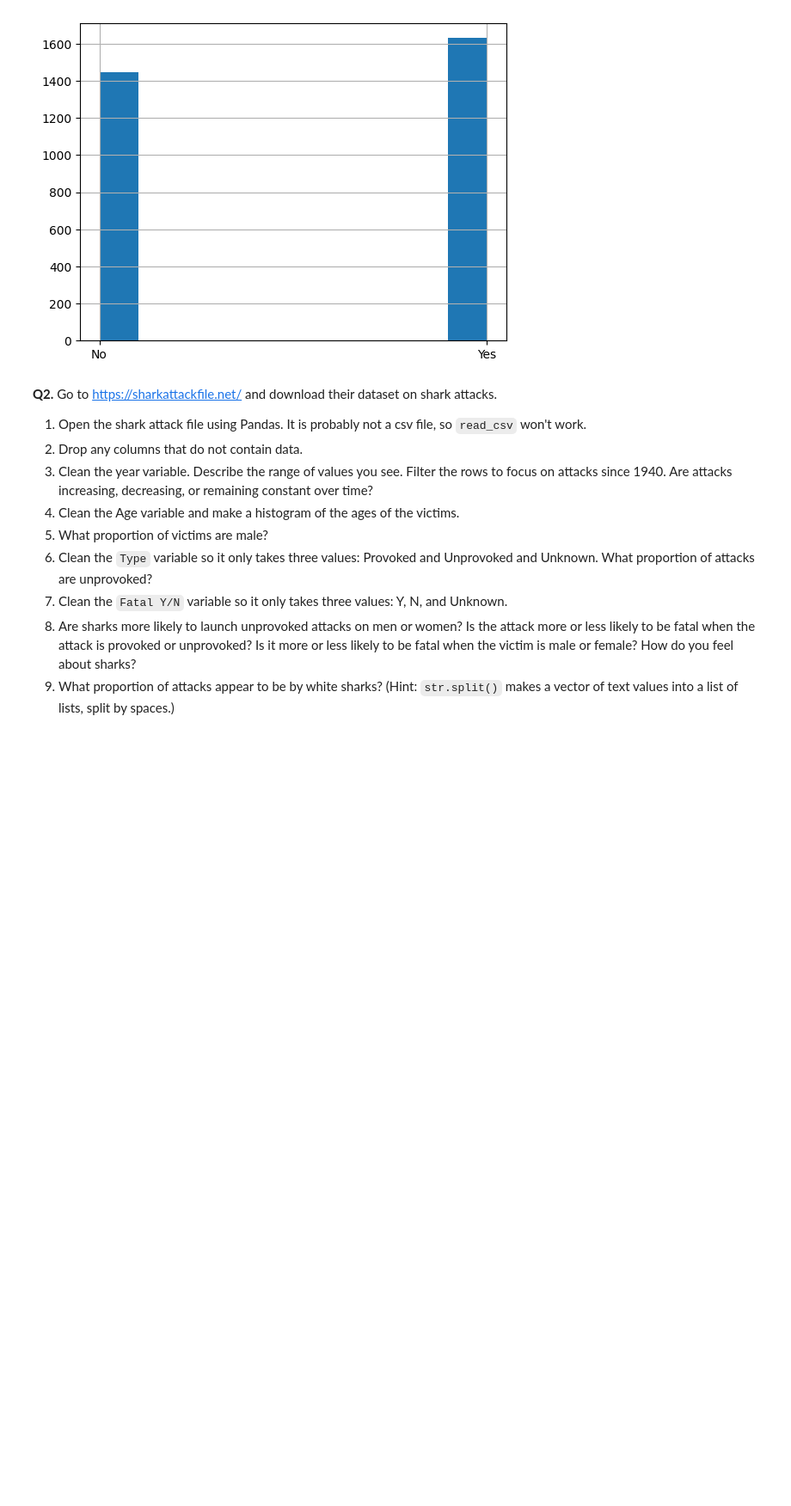
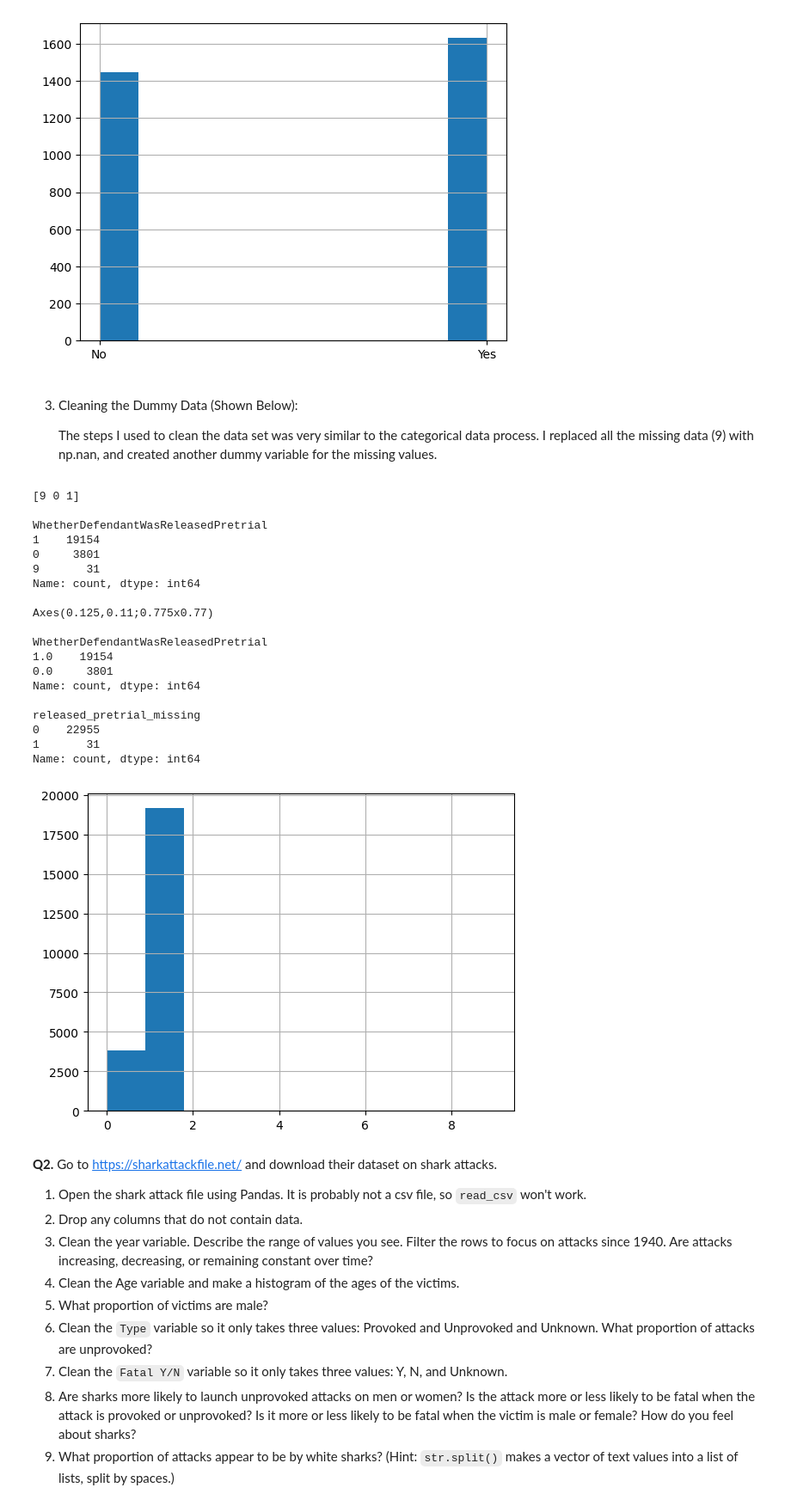
Before and after one commit to elyse-undan/wrangling, a Jupyter notebook: assignment/assignment.ipynb, the cells around one changed output. Shown at 86% size. Saved outputs shown, nothing was run; the diff lists cells and outputs as text; code cells hidden in the pictures; blank space fills up the shorter version.

```diff
--- a/assignment/assignment.ipynb
+++ b/assignment/assignment.ipynb
@@ -107,6 +107,52 @@ subject_injury_missing
 0                                   46    322
 1                                   31    985
 [figure]
+# %% [markdown]
+3. Cleaning the Dummy Data (Shown Below):
+
+    The steps I used to clean the data set was very similar to the categorical data process. I replaced all the missing data (9) with np.nan, and created another dummy variable for the missing values.
+# %%
+import numpy as np
+import pandas as pd
+
+url = 'http://www.vcsc.virginia.gov/pretrialdataproject/October%202017%20Cohort_Virginia%20Pretrial%20Data%20Project_Deidentified%20FINAL%20Update_10272021.csv'
+df = pd.read_csv(url,low_memory=False) # Pandas downloads and loads the .csv file for you
+
+# df = pd.read_parquet('./data/justice_data.parquet') # If necessary...
+
+var = 'WhetherDefendantWasReleasedPretrial'
+
+print(df[var].unique(),'\n')
+print(df[var].value_counts(), '\n')
+print(df[var].hist(), '\n')
+
+df[var] = df[var].replace(9,np.nan)
+df['released_pretrial_missing'] = df[var].isna().astype(int)
+print(df[var].value_counts(), '\n')
+print(df['released_pretrial_missing'].value_counts())
+
+df.to_csv('./data/justice_data_cleaned.csv')
+# %% [output]
+[9 0 1]
+
+WhetherDefendantWasReleasedPretrial
+1    19154
+0     3801
+9       31
+Name: count, dtype: int64
+
+Axes(0.125,0.11;0.775x0.77)
+
+WhetherDefendantWasReleasedPretrial
+1.0    19154
+0.0     3801
+Name: count, dtype: int64
+
+released_pretrial_missing
+0    22955
+1       31
+Name: count, dtype: int64
+[figure, added]
 # %% [markdown]
 **Q2.** Go to https://sharkattackfile.net/ and download their dataset on shark attacks.
 
```
Also changed, not shown: 1 other file.
